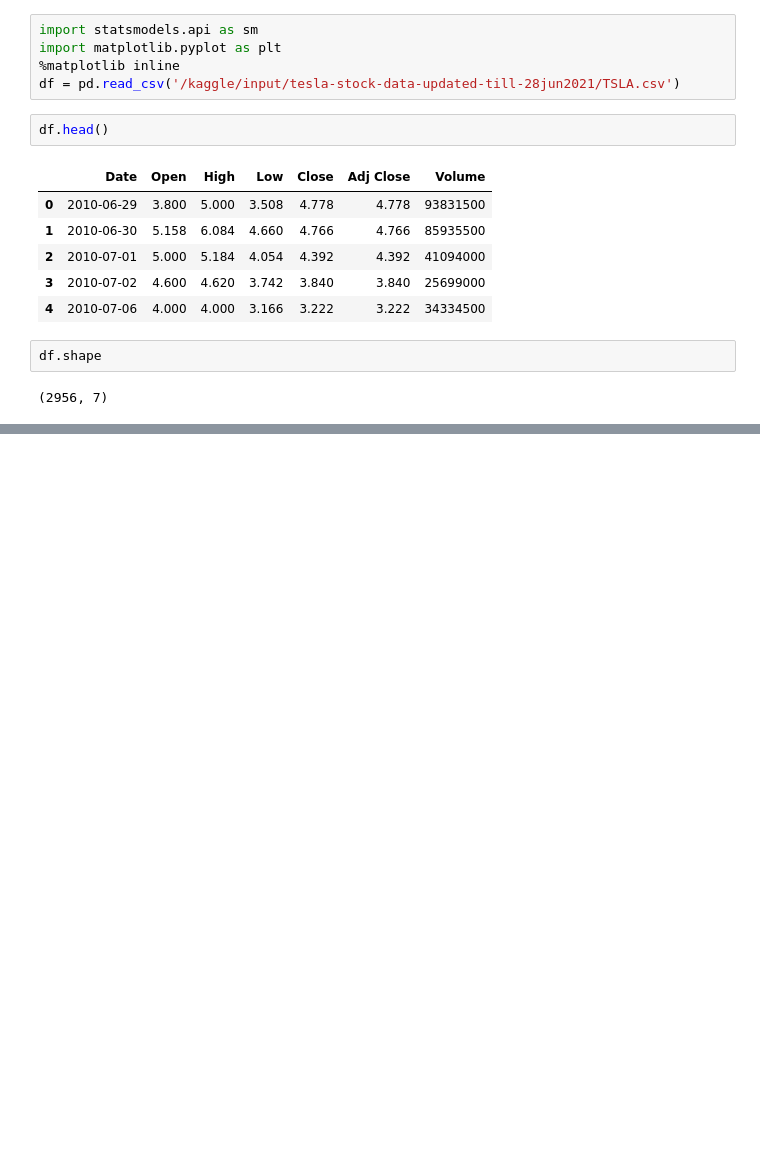
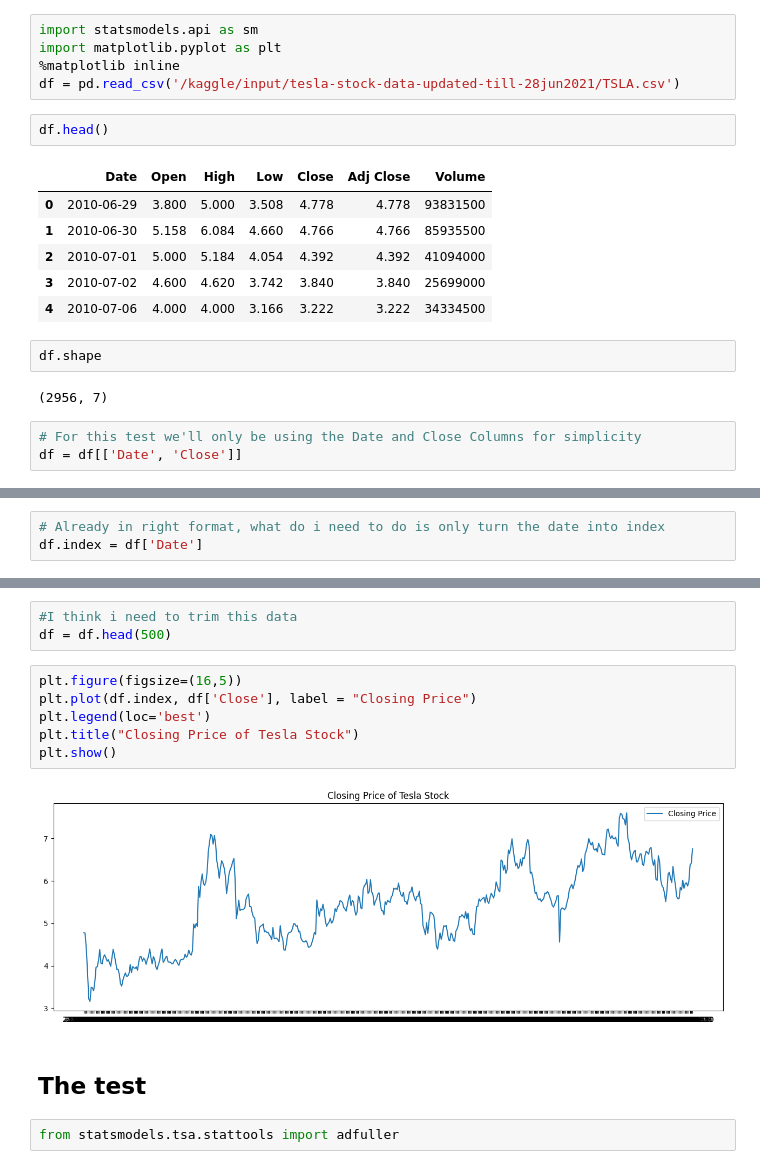
Before and after one commit to KomangAndika/Time-Series, a Jupyter notebook: Dickey-Fuller Test.ipynb, the cells around one changed output, grey strips where cells are left out. Cells and saved outputs as stored; diff of their text form; blank space fills up the shorter version.

Commit message:
Kaggle Notebook | Dickey-Fuller Test | Version 4

```diff
--- a/Dickey-Fuller Test.ipynb
+++ b/Dickey-Fuller Test.ipynb
@@ -78,3 +84,6 @@ df.head()
 df.shape
 # %% [output]
 (2956, 7)
+# %%
+# For this test we'll only be using the Date and Close Columns for simplicity
+df = df[['Date', 'Close']]
@@ -80,0 +111,3 @@ df.shape
+# %%
+# Already in right format, what do i need to do is only turn the date into index
+df.index = df['Date']
@@ -80,0 +126,15 @@ df.shape
+# %%
+#I think i need to trim this data
+df = df.head(500)
+# %%
+plt.figure(figsize=(16,5))
+plt.plot(df.index, df['Close'], label = "Closing Price")
+plt.legend(loc='best')
+plt.title("Closing Price of Tesla Stock")
+plt.show()
+# %% [output]
+[figure, added]
+# %% [markdown]
+## The test
+# %%
+from statsmodels.tsa.stattools import adfuller
```
Also changed, not shown: parts of 8 cells of this notebook.
